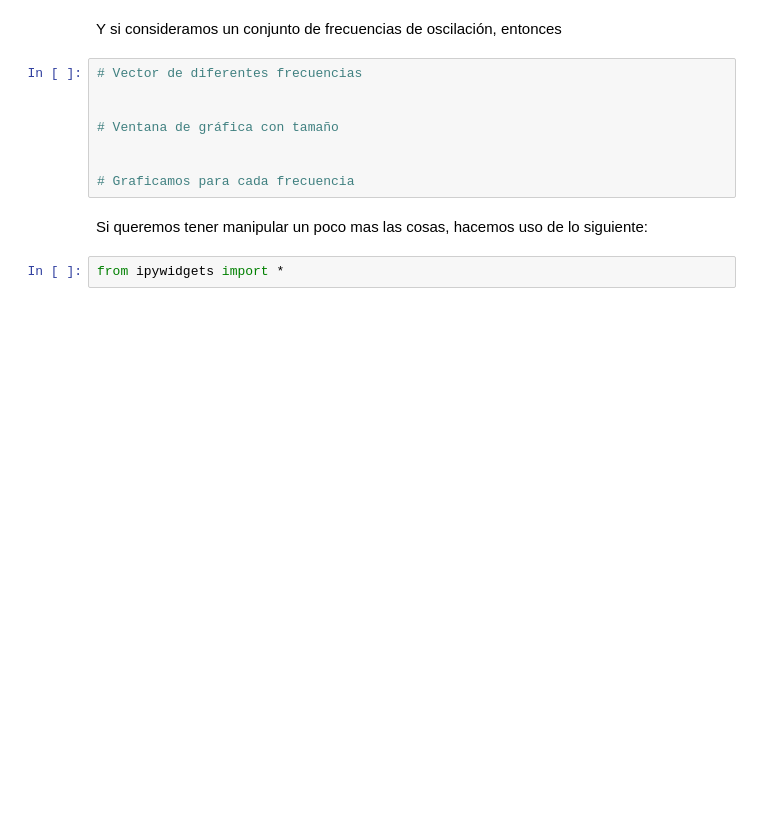
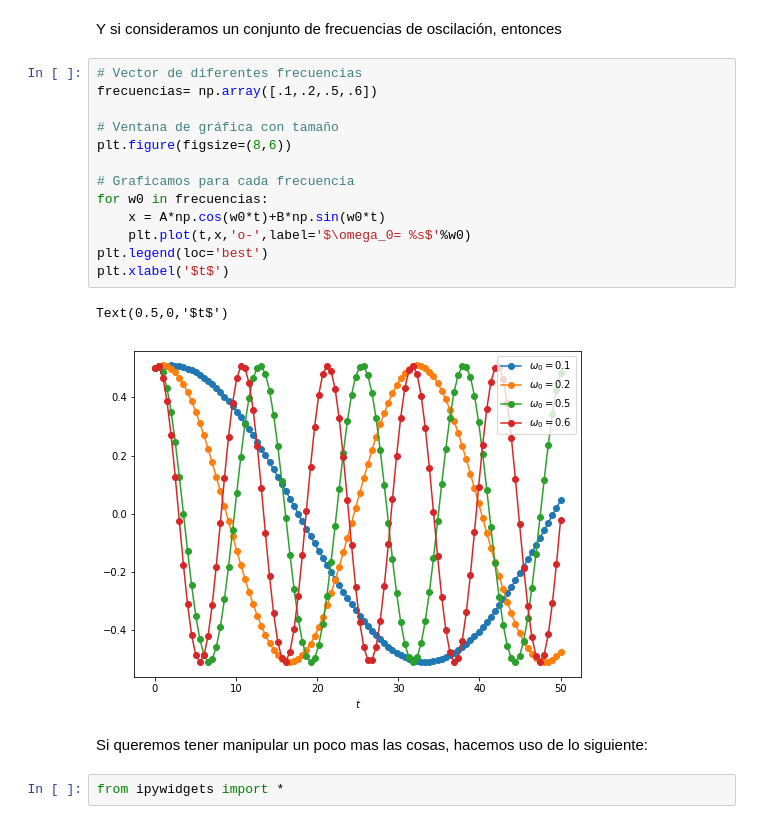
Before and after one commit to valerialadron/SimMat2019_1, a Jupyter notebook: Modulo3/Clase16_OsciladorArmonico.ipynb, the cells around one changed output. Saved outputs shown, nothing was run; the diff lists cells and outputs as text; blank space fills up the shorter version.

```diff
--- a/Modulo3/Clase16_OsciladorArmonico.ipynb
+++ b/Modulo3/Clase16_OsciladorArmonico.ipynb
@@ -82,13 +92,21 @@ import numpy as np
 # %% [markdown]
 Y si consideramos un conjunto de frecuencias de oscilación, entonces
-# %%
-# Vector de diferentes frecuencias
-
-
-# Ventana de gráfica con tamaño
-
-
-# Graficamos para cada frecuencia
+# %%
+# Vector de diferentes frecuencias
+frecuencias= np.array([.1,.2,.5,.6])
+
+# Ventana de gráfica con tamaño
+plt.figure(figsize=(8,6))
+
+# Graficamos para cada frecuencia
+for w0 in frecuencias:
+    x = A*np.cos(w0*t)+B*np.sin(w0*t)
+    plt.plot(t,x,'o-',label='$\omega_0= %s$'%w0)
+plt.legend(loc='best')
+plt.xlabel('$t$')
+# %% [output]
+Text(0.5,0,'$t$')
+[figure, added]
 # %% [markdown]
 Si queremos tener manipular un poco mas las cosas, hacemos uso de lo siguiente:
 # %%
```
Also changed, not shown: parts of 22 cells of this notebook.
